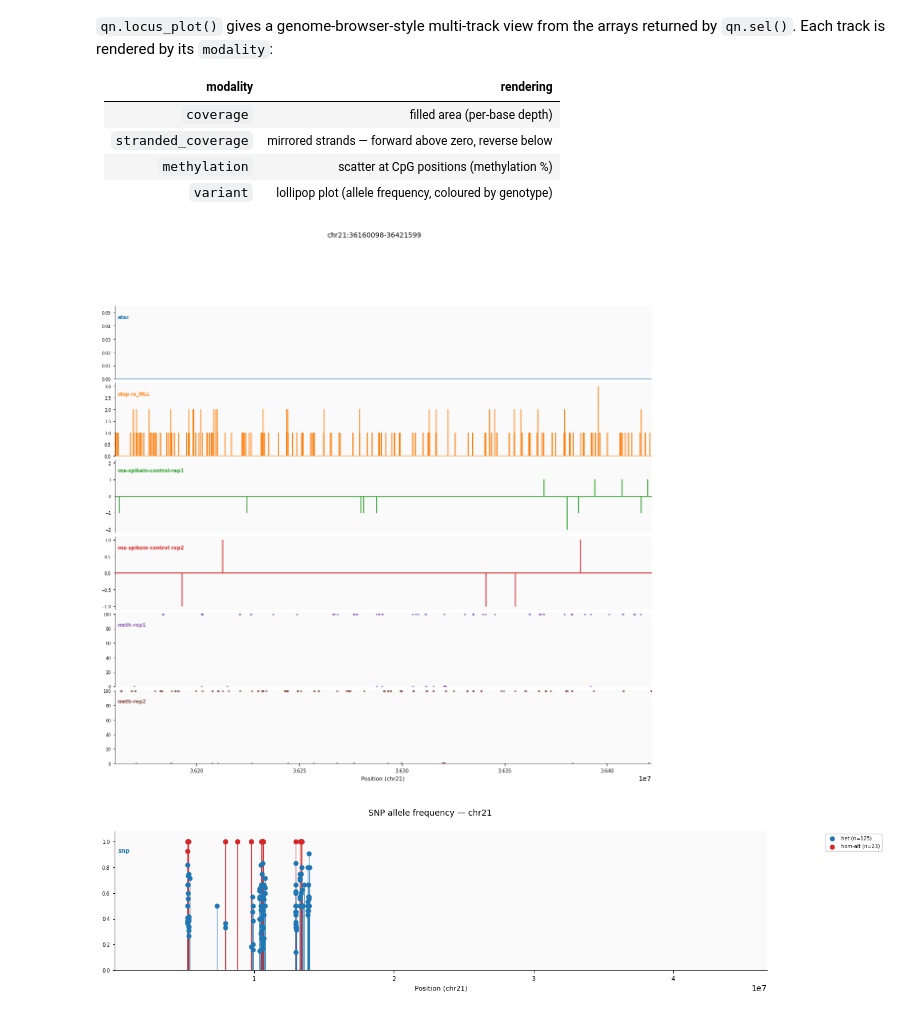
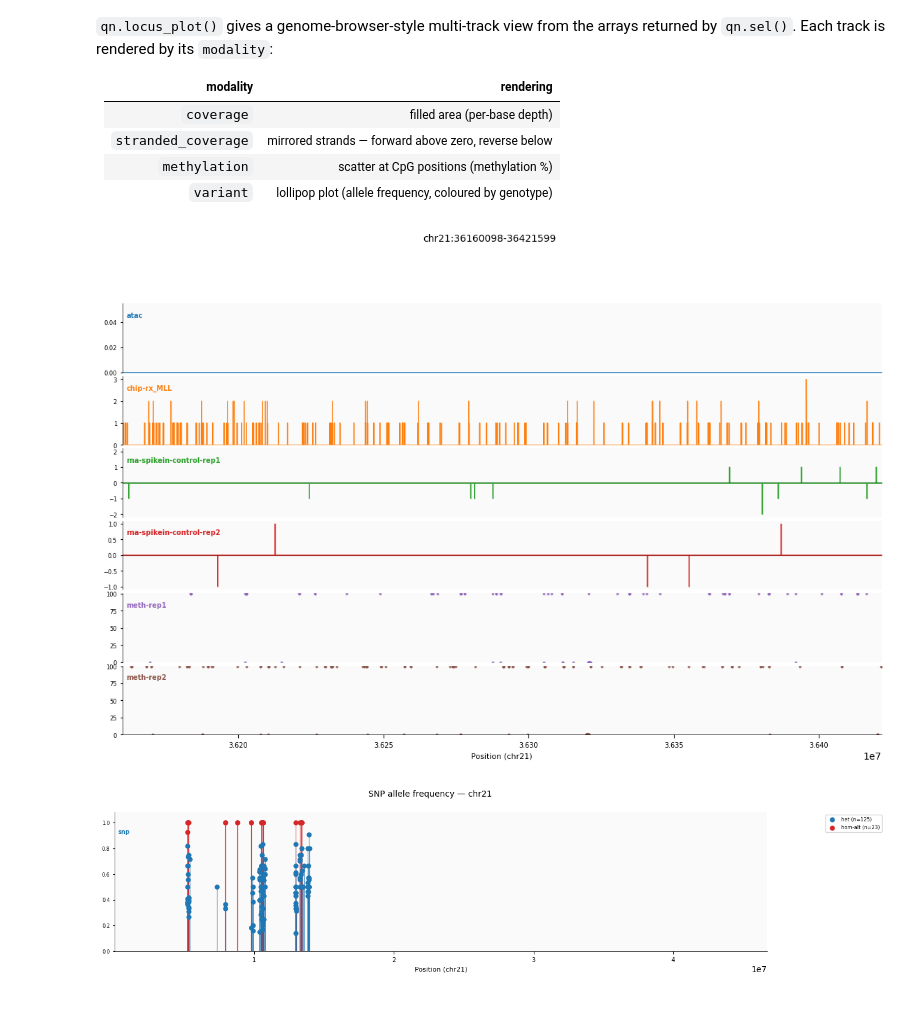
Before and after one commit to Milne-Group/QuantNado, a Jupyter notebook: example/example_dataset.ipynb, the cells around one changed output. Saved outputs shown, nothing was run; the diff lists cells and outputs as text; code cells hidden in the pictures.

```diff
--- a/example/example_dataset.ipynb
+++ b/example/example_dataset.ipynb
@@ -503,35 +503,35 @@ plt.tight_layout()
 # %%
 LOCUS = GENE_LOCUS
 region = qn.sel(chrom=GENE_CHROM, start=GENE_START, end=GENE_END)
 
 qn.locus_plot(
     locus=LOCUS,
     sample_names=[
         "atac",
         "chip-rx_MLL",
         "rna-spikein-control-rep1",
         "rna-spikein-control-rep2",
         "meth-rep1",
         "meth-rep2",
     ],
     modality=[
         "coverage",
         "coverage",
         "stranded_coverage",
         "stranded_coverage",
         "methylation",
         "methylation",
     ],
     coverage=region["coverage"],
     coverage_fwd=region["rna_fwd"],
     coverage_rev=region["rna_rev"],
     methylation=region["methyl_pct"],
-    figsize=(14, 12),
+    figsize=(14, 8),
     title=LOCUS,
 )
 plt.tight_layout()
 # %% [output]
-[figure, old version]
+[figure, new version]
 # %%
 # Variant lollipop track
 chr21_variants = qn.sel(chrom="chr21", start=1, end=46_709_983, assay="SNP")
```
Also changed, not shown: parts of 1 cell of this notebook.
